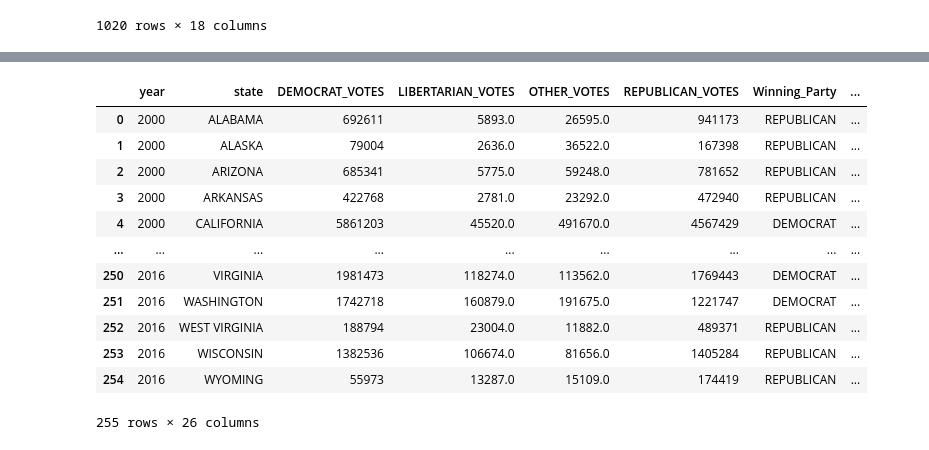
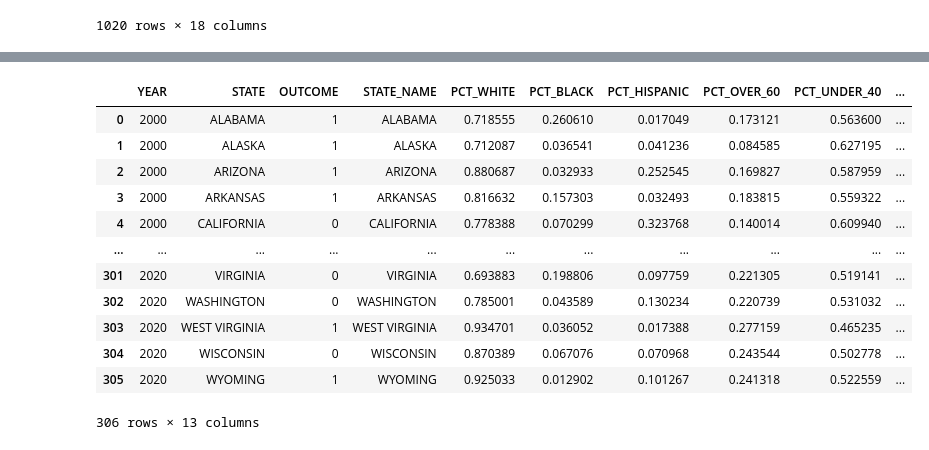
Before and after one commit to jipearson/blue-team, a Jupyter notebook: Model_with_data-Merging.ipynb, the cells around one changed output, grey strips where cells are left out. Saved outputs shown, nothing was run; the diff lists cells and outputs as text; code cells hidden in the pictures.

```diff
--- a/Model_with_data-Merging.ipynb
+++ b/Model_with_data-Merging.ipynb
@@ -67,3 +103,11 @@ df2
 | 1018 | 2019 | WISCONSIN | 55 | Midwest | East North Central | 5822434 | 5067781 | 390543 | ... |
 | 1019 | 2019 | WYOMING | 56 | West | Mountain | 578759 | 535371 | 7467 | ... |
 1020 rows × 18 columns
+# %%
+df2['PCT_WHITE'] = df2.RACE_WHITE / df2.TOTAL_POPULATION
+df2['PCT_BLACK'] = df2.RACE_BLACK / df2.TOTAL_POPULATION
+df2['PCT_HISPANIC'] = df2.ORIGIN_HISPANIC / df2.TOTAL_POPULATION
+df2['PCT_OVER_60'] = (df2.AGE_60_TO_79 + df2.AGE_80_AND_OVER) / df2.TOTAL_POPULATION
+df2['PCT_UNDER_40'] = (df2.AGE_0_TO_19 + df2.AGE_20_TO_39) / df2.TOTAL_POPULATION
+
+df2
@@ -69,0 +128,3 @@ df2
+# %%
+df2.loc[df2['YEAR'] == 2019, 'YEAR'] = 2020
+df2
@@ -69,0 +145,3 @@ df2
+# %%
+df2_final = df2[['YEAR','STATE_NAME','REGION','PCT_WHITE','PCT_BLACK','PCT_HISPANIC','PCT_OVER_60','PCT_UNDER_40']]
+df2_final
@@ -69,0 +162,3 @@ df2
+# %%
+df2_final2 = pd.get_dummies(data=df2_final, columns=['REGION'])
+df2_final2
@@ -70,17 +179,17 @@ df2
 # %%
-merged_df = pd.merge(df1, df2, how='inner', left_on=['year','state'], right_on = ['YEAR','STATE_NAME'])
+merged_df = pd.merge(df1_final, df2_final2, how='inner', left_on=['YEAR','STATE'], right_on = ['YEAR','STATE_NAME'])
 merged_df
 # %% [output]
-|  | year | state | DEMOCRAT_VOTES | LIBERTARIAN_VOTES | OTHER_VOTES | REPUBLICAN_VOTES | Winning_Party | ... |
-| 0 | 2000 | ALABAMA | 692611 | 5893.0 | 26595.0 | 941173 | REPUBLICAN | ... |
-| 1 | 2000 | ALASKA | 79004 | 2636.0 | 36522.0 | 167398 | REPUBLICAN | ... |
-| 2 | 2000 | ARIZONA | 685341 | 5775.0 | 59248.0 | 781652 | REPUBLICAN | ... |
-| 3 | 2000 | ARKANSAS | 422768 | 2781.0 | 23292.0 | 472940 | REPUBLICAN | ... |
-| 4 | 2000 | CALIFORNIA | 5861203 | 45520.0 | 491670.0 | 4567429 | DEMOCRAT | ... |
-| ... | ... | ... | ... | ... | ... | ... | ... | ... |
-| 250 | 2016 | VIRGINIA | 1981473 | 118274.0 | 113562.0 | 1769443 | DEMOCRAT | ... |
-| 251 | 2016 | WASHINGTON | 1742718 | 160879.0 | 191675.0 | 1221747 | DEMOCRAT | ... |
-| 252 | 2016 | WEST VIRGINIA | 188794 | 23004.0 | 11882.0 | 489371 | REPUBLICAN | ... |
-| 253 | 2016 | WISCONSIN | 1382536 | 106674.0 | 81656.0 | 1405284 | REPUBLICAN | ... |
-| 254 | 2016 | WYOMING | 55973 | 13287.0 | 15109.0 | 174419 | REPUBLICAN | ... |
+|  | YEAR | STATE | OUTCOME | STATE_NAME | PCT_WHITE | PCT_BLACK | PCT_HISPANIC | PCT_OVER_60 | PCT_UNDER_40 | ... |
+| 0 | 2000 | ALABAMA | 1 | ALABAMA | 0.718555 | 0.260610 | 0.017049 | 0.173121 | 0.563600 | ... |
+| 1 | 2000 | ALASKA | 1 | ALASKA | 0.712087 | 0.036541 | 0.041236 | 0.084585 | 0.627195 | ... |
+| 2 | 2000 | ARIZONA | 1 | ARIZONA | 0.880687 | 0.032933 | 0.252545 | 0.169827 | 0.587959 | ... |
+| 3 | 2000 | ARKANSAS | 1 | ARKANSAS | 0.816632 | 0.157303 | 0.032493 | 0.183815 | 0.559322 | ... |
+| 4 | 2000 | CALIFORNIA | 0 | CALIFORNIA | 0.778388 | 0.070299 | 0.323768 | 0.140014 | 0.609940 | ... |
+| ... | ... | ... | ... | ... | ... | ... | ... | ... | ... | ... |
+| 301 | 2020 | VIRGINIA | 0 | VIRGINIA | 0.693883 | 0.198806 | 0.097759 | 0.221305 | 0.519141 | ... |
+| 302 | 2020 | WASHINGTON | 0 | WASHINGTON | 0.785001 | 0.043589 | 0.130234 | 0.220739 | 0.531032 | ... |
+| 303 | 2020 | WEST VIRGINIA | 1 | WEST VIRGINIA | 0.934701 | 0.036052 | 0.017388 | 0.277159 | 0.465235 | ... |
+| 304 | 2020 | WISCONSIN | 0 | WISCONSIN | 0.870389 | 0.067076 | 0.070968 | 0.243544 | 0.502778 | ... |
+| 305 | 2020 | WYOMING | 1 | WYOMING | 0.925033 | 0.012902 | 0.101267 | 0.241318 | 0.522559 | ... |
-255 rows × 26 columns
+306 rows × 13 columns
```
Also changed, not shown: parts of 21 cells of this notebook.
